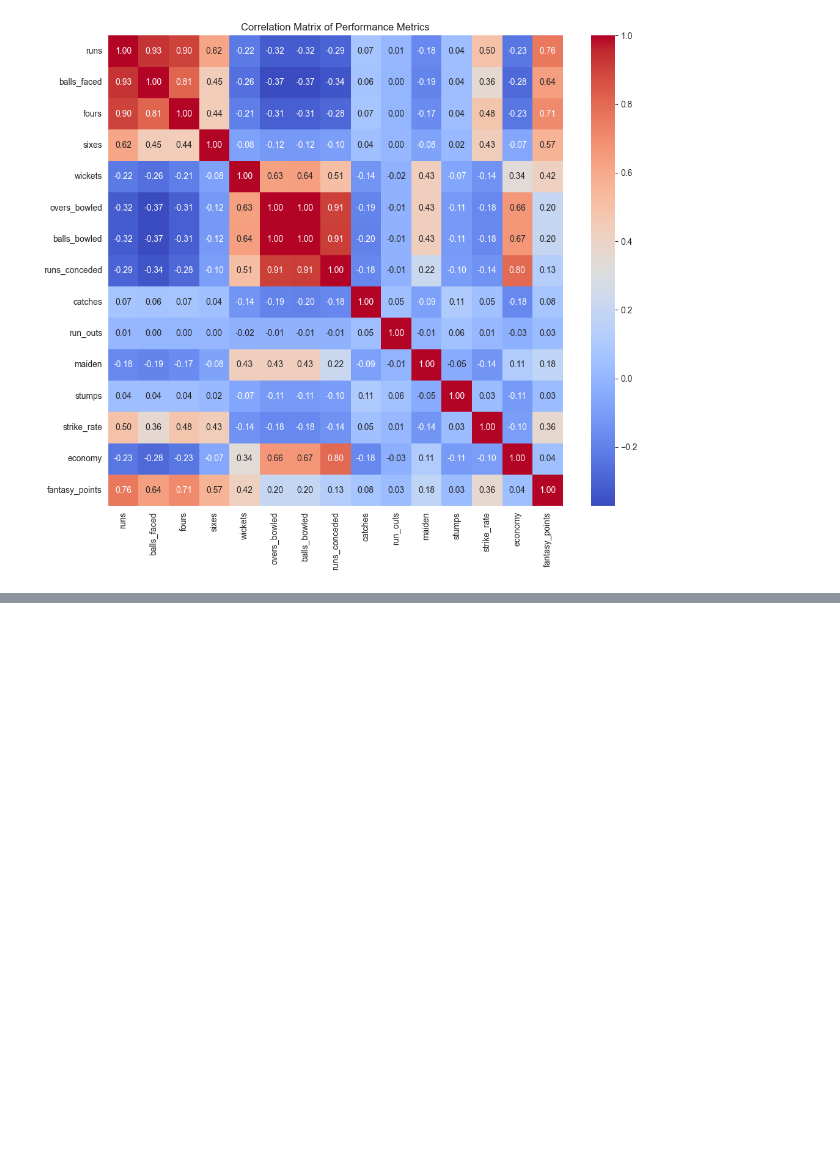
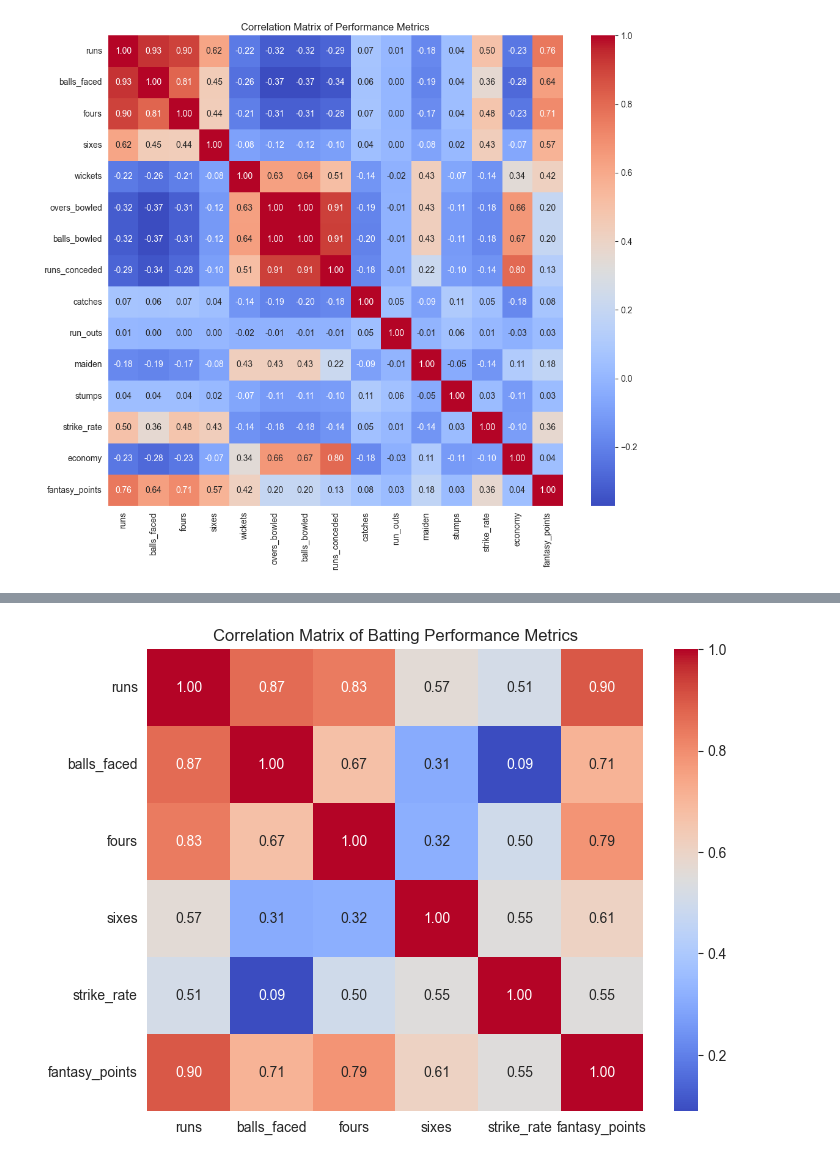
Before and after one commit to adimail/fantasy-sports-machine-learning, a Jupyter notebook: Data analysis.ipynb, the cells around one changed output, grey strips where cells are left out. Saved outputs shown, nothing was run; the diff lists cells and outputs as text; code cells hidden in the pictures; blank space fills up the shorter version.

```diff
--- a/Data analysis.ipynb
+++ b/Data analysis.ipynb
@@ -528,0 +527,12 @@ plt.show()
+# %%
+batsmen_stats = players_detailed_stats[players_detailed_stats["balls_faced"] > 20]
+batting_columns = ["runs", "balls_faced", "fours", "sixes", "strike_rate", "fantasy_points"]
+
+corr_matrix_batsmen = batsmen_stats[batting_columns].corr()
+
+plt.figure(figsize=(8, 6))
+sns.heatmap(corr_matrix_batsmen, annot=True, cmap="coolwarm", fmt=".2f")
+plt.title("Correlation Matrix of Batting Performance Metrics")
+plt.show()
+# %% [output]
+[figure, added]
```
Also changed, not shown: parts of 25 cells of this notebook, 1 other file.
